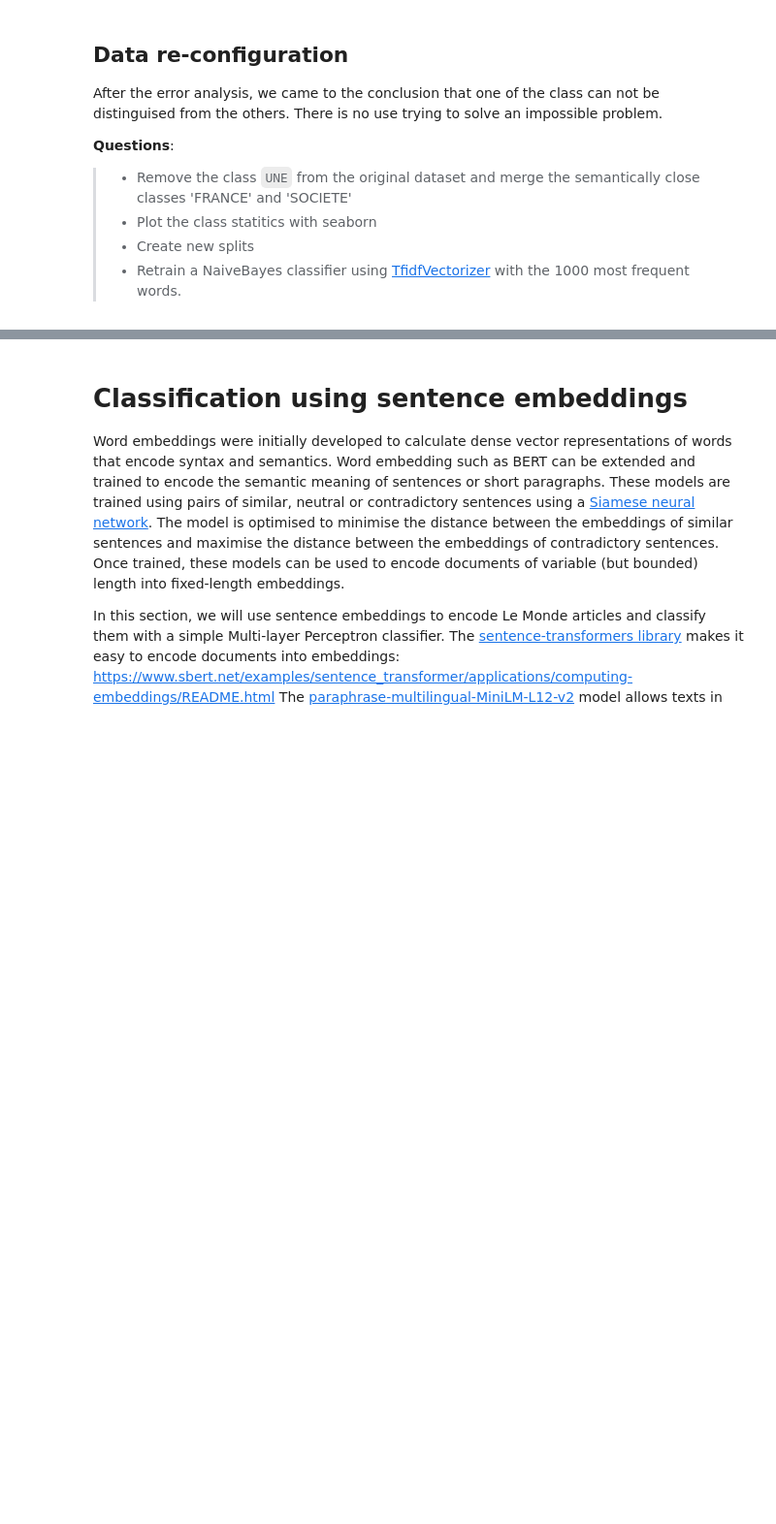
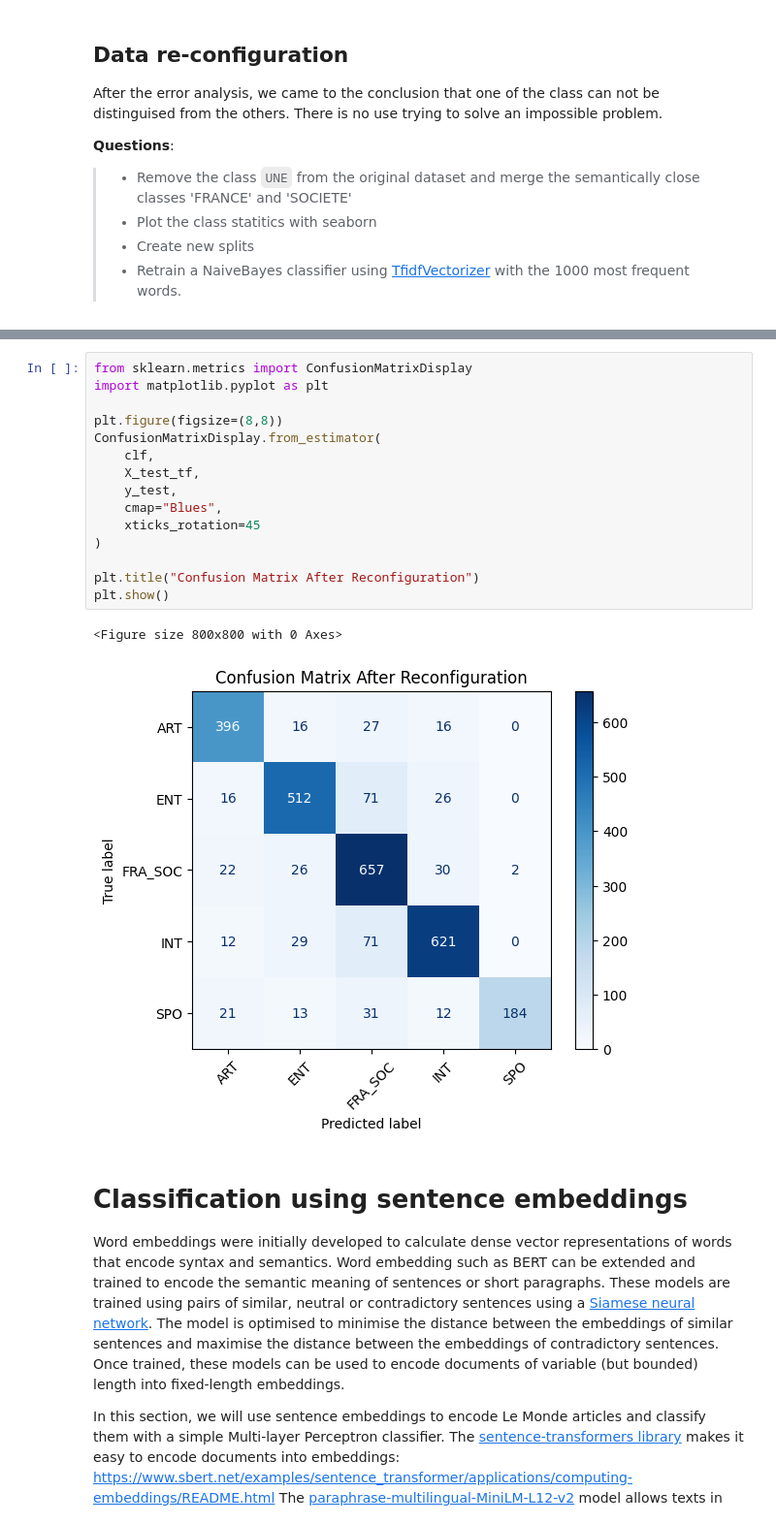
Before and after one commit to sarakpyny/NLP-Course-Ensae, a Jupyter notebook: Lab/nlp-lab1-text-classification/NY_Sarakpy_lab1_TextClassification_LeMonde.ipynb, the cells around one changed output, grey strips where cells are left out. Shown at 97% size. Drawn from its saved outputs; the diff is of its cells as text; blank space fills up the shorter version.

```diff
--- a/Lab/nlp-lab1-text-classification/NY_Sarakpy_lab1_TextClassification_LeMonde.ipynb
+++ b/Lab/nlp-lab1-text-classification/NY_Sarakpy_lab1_TextClassification_LeMonde.ipynb
@@ -360,3 +407,21 @@ weighted avg       0.61      0.54      0.48      2811
+# %%
+from sklearn.metrics import ConfusionMatrixDisplay
+import matplotlib.pyplot as plt
+
+plt.figure(figsize=(8,8))
+ConfusionMatrixDisplay.from_estimator(
+    clf,
+    X_test_tf,
+    y_test,
+    cmap="Blues",
+    xticks_rotation=45
+)
+
+plt.title("Confusion Matrix After Reconfiguration")
+plt.show()
+# %% [output]
+<Figure size 800x800 with 0 Axes>
+[figure, added]
 # %% [markdown]
 # Classification using sentence embeddings
 
```
Also changed, not shown: parts of 29 cells of this notebook.
